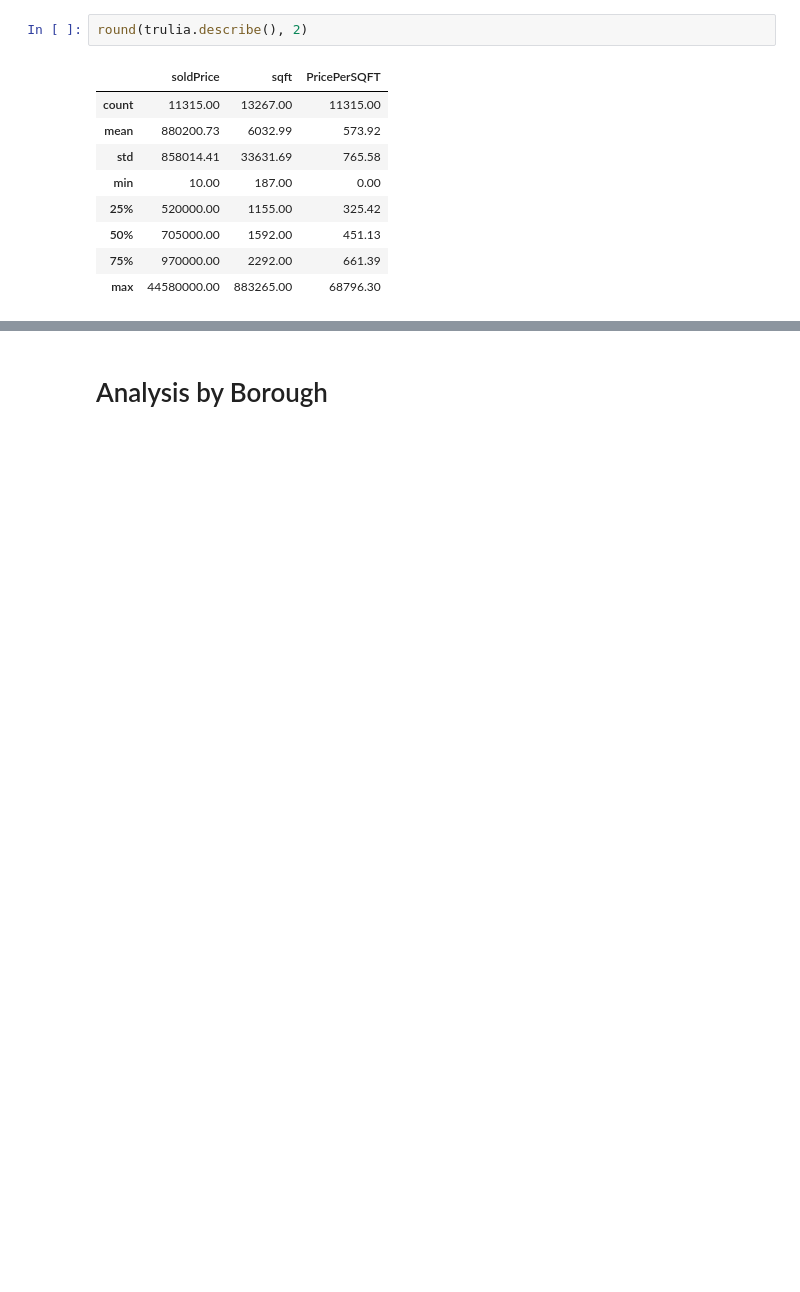
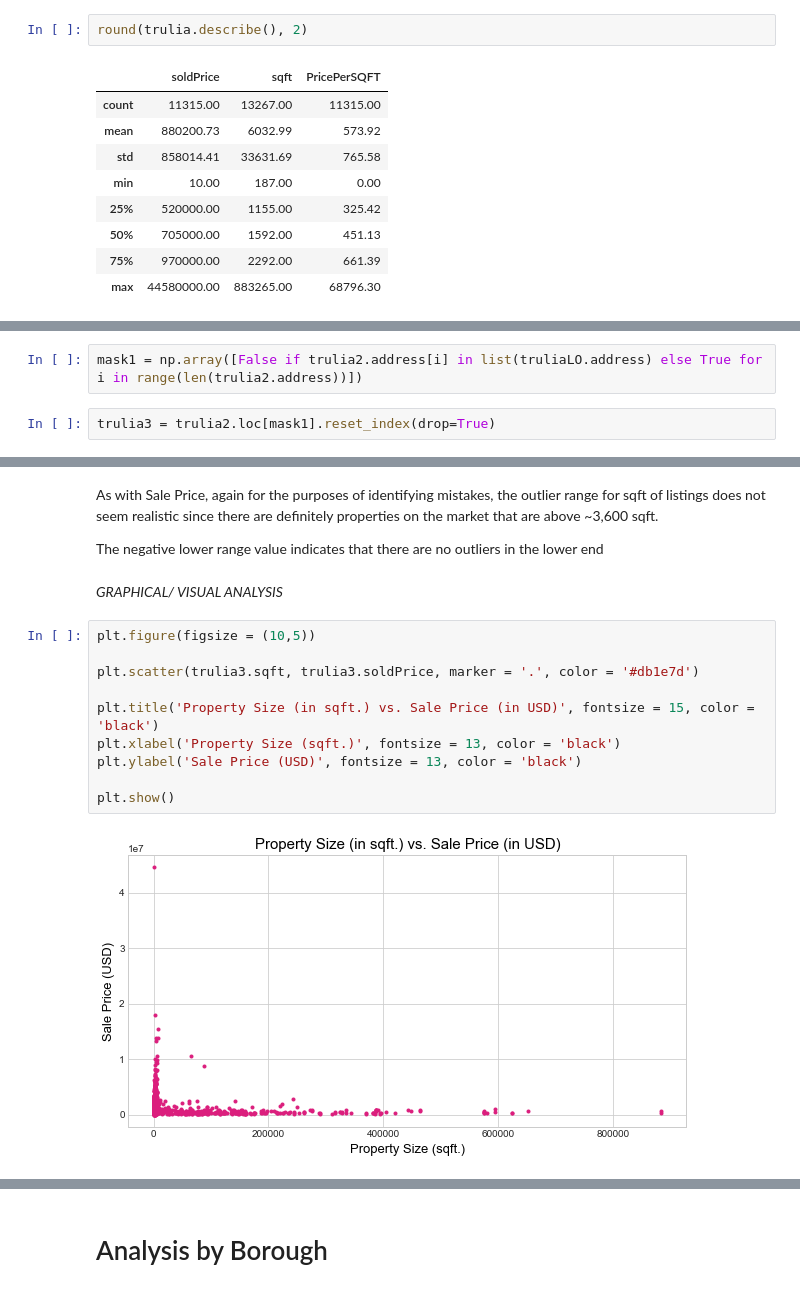
Before and after one commit to CodeSigma91/Project_WebScraping, a Jupyter notebook: analysis and visualization.ipynb, the cells around one changed output, grey strips where cells are left out. Cells and saved outputs as stored; diff of their text form; blank space fills up the shorter version.

```diff
--- a/analysis and visualization.ipynb
+++ b/analysis and visualization.ipynb
@@ -109,0 +187,4 @@ Series([], Name: soldPrice, dtype: float64)
+# %%
+mask1 = np.array([False if trulia2.address[i] in list(truliaLO.address) else True for i in range(len(trulia2.address))])
+# %%
+trulia3 = trulia2.loc[mask1].reset_index(drop=True)
@@ -109,0 +204,18 @@ Series([], Name: soldPrice, dtype: float64)
+# %% [markdown]
+As with Sale Price, again for the purposes of identifying mistakes, the outlier range for sqft of listings does not seem realistic since there are definitely properties on the market that are above \~3,600 sqft.
+
+The negative lower range value indicates that there are no outliers in the lower end
+# %% [markdown]
+*GRAPHICAL/ VISUAL ANALYSIS*
+# %%
+plt.figure(figsize = (10,5))
+
+plt.scatter(trulia3.sqft, trulia3.soldPrice, marker = '.', color = '#db1e7d')
+
+plt.title('Property Size (in sqft.) vs. Sale Price (in USD)', fontsize = 15, color = 'black')
+plt.xlabel('Property Size (sqft.)', fontsize = 13, color = 'black')
+plt.ylabel('Sale Price (USD)', fontsize = 13, color = 'black')
+
+plt.show()
+# %% [output]
+[figure, added]
```
Also changed, not shown: parts of 118 cells of this notebook, 11 other files.
